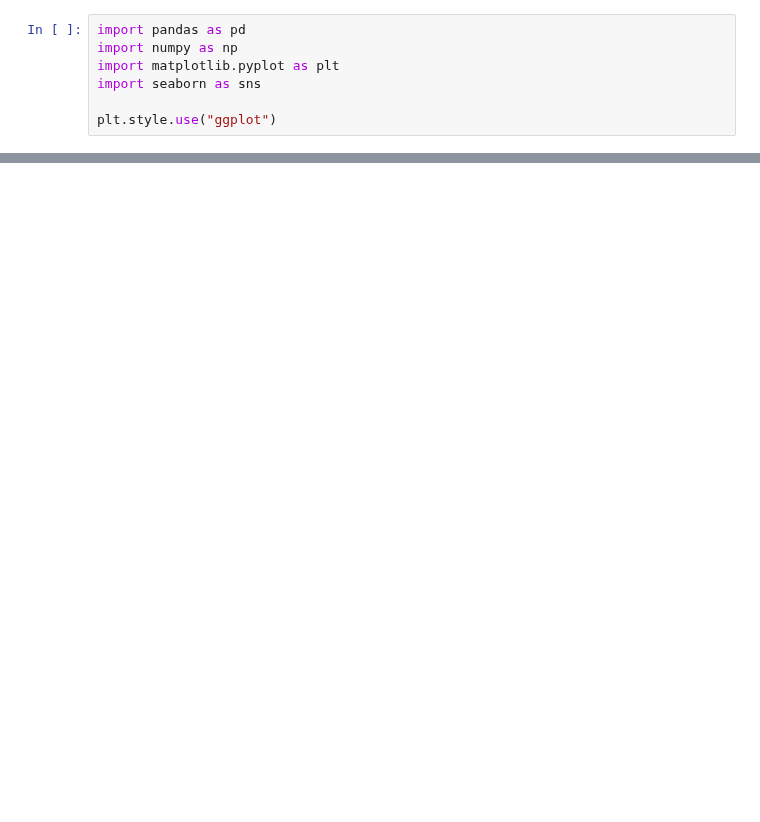
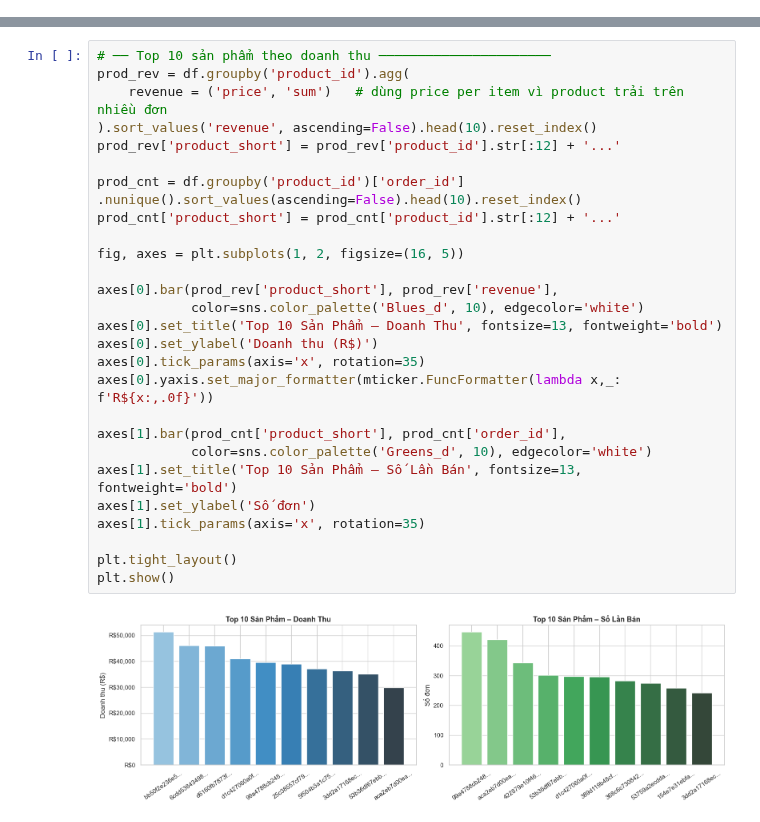
Before and after one commit to NAizdabezt/BI-Dashboard-Project, a Jupyter notebook: notebooks/01_EDA_Overview.ipynb, the cells around one changed output, grey strips where cells are left out. Cells and saved outputs as stored; diff of their text form; blank space fills up the shorter version.

```diff
--- a/notebooks/01_EDA_Overview.ipynb
+++ b/notebooks/01_EDA_Overview.ipynb
@@ -3,7 +0,0 @@
-# %%
-import pandas as pd
-import numpy as np
-import matplotlib.pyplot as plt
-import seaborn as sns
-
-plt.style.use("ggplot")
@@ -300,0 +325,29 @@ seller_performance
+# %%
+# ── Top 10 sản phẩm theo doanh thu ──────────────────────
+prod_rev = df.groupby('product_id').agg(
+    revenue = ('price', 'sum')   # dùng price per item vì product trải trên nhiều đơn
+).sort_values('revenue', ascending=False).head(10).reset_index()
+prod_rev['product_short'] = prod_rev['product_id'].str[:12] + '...'
+
+prod_cnt = df.groupby('product_id')['order_id']              .nunique().sort_values(ascending=False).head(10).reset_index()
+prod_cnt['product_short'] = prod_cnt['product_id'].str[:12] + '...'
+
+fig, axes = plt.subplots(1, 2, figsize=(16, 5))
+
+axes[0].bar(prod_rev['product_short'], prod_rev['revenue'],
+            color=sns.color_palette('Blues_d', 10), edgecolor='white')
+axes[0].set_title('Top 10 Sản Phẩm – Doanh Thu', fontsize=13, fontweight='bold')
+axes[0].set_ylabel('Doanh thu (R$)')
+axes[0].tick_params(axis='x', rotation=35)
+axes[0].yaxis.set_major_formatter(mticker.FuncFormatter(lambda x,_: f'R${x:,.0f}'))
+
+axes[1].bar(prod_cnt['product_short'], prod_cnt['order_id'],
+            color=sns.color_palette('Greens_d', 10), edgecolor='white')
+axes[1].set_title('Top 10 Sản Phẩm – Số Lần Bán', fontsize=13, fontweight='bold')
+axes[1].set_ylabel('Số đơn')
+axes[1].tick_params(axis='x', rotation=35)
+
+plt.tight_layout()
+plt.show()
+# %% [output]
+[figure, added]
```
Also changed, not shown: parts of 53 cells of this notebook.
